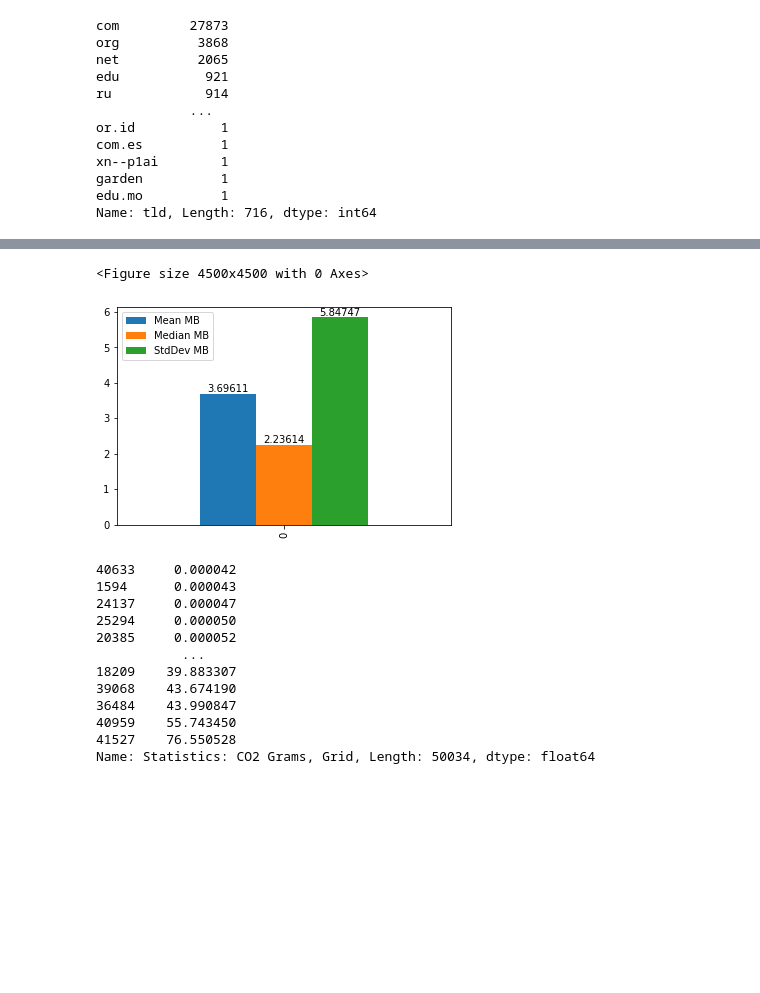
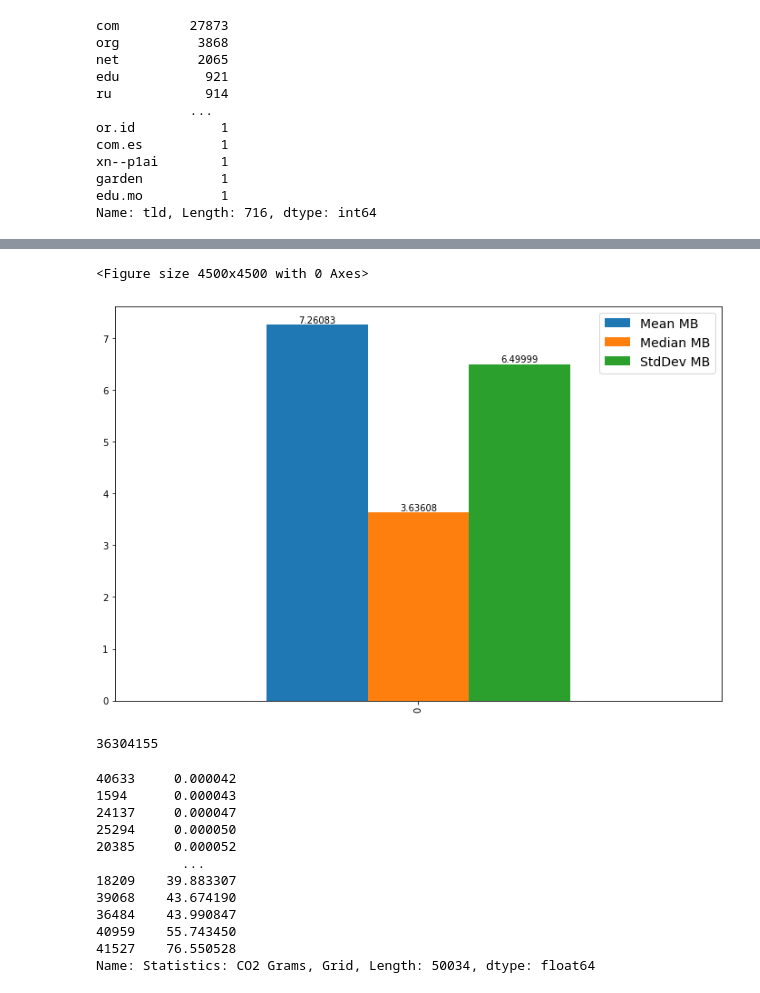
Before and after one commit to ivanivanov10101/bachelor-project, a Jupyter notebook: CSV.ipynb, the cells around one changed output, grey strips where cells are left out. Saved outputs shown, nothing was run; the diff lists cells and outputs as text; code cells hidden in the pictures; blank space fills up the shorter version.

```diff
--- a/CSV.ipynb
+++ b/CSV.ipynb
@@ -250,0 +323,10 @@ plt.show()
+# %%
+com = df[df['URL'].str.contains('.com/', regex = False)]
+gov = df[df['URL'].str.contains('.gov/', regex = False)]
+org = df[df['URL'].str.contains('.org/', regex = False)]
+net = df[df['URL'].str.contains('.net/', regex = False)]
+edu = df[df['URL'].str.contains('.edu/', regex = False)]
+int = df[df['URL'].str.contains('.int/', regex = False)]
+mil = df[df['URL'].str.contains('.mil/', regex = False)]
+original = [com, gov, org, net, edu, int, mil]
+merged_original = pd.concat(original)
@@ -251,19 +357,24 @@ plt.show()
 # %%
 plt.figure(figsize=(15,15), dpi=300)
-mean = (df['Bytes'].mean() / 1e+6)
-median = (df['Bytes'].median() / 1e+6)
-std = (df['Bytes'].std() / 1e+6)
+mean = (mil['Bytes'].mean() / 1e+6)
+median = (mil['Bytes'].median() / 1e+6)
+std = (mil['Bytes'].std() / 1e+6)
 data = [mean, median, std]
 dfmmms = pd.DataFrame(data)
 
 ax = dfmmms.T.plot(kind='bar')
 for container in ax.containers:
     ax.bar_label(container)
-ax.legend(['Mean MB', 'Median MB', 'StdDev MB'])
+ax.legend(['Mean MB', 'Median MB', 'StdDev MB'], fontsize=14)
+plt.savefig('images/graphs/tld_overview_bytes.png')
 plt.show()
 # %% [output]
 <Figure size 4500x4500 with 0 Axes>
-[figure, old version]
+[figure, new version]
+# %%
+mil.Bytes.sum()
+# %% [output]
+36304155
 # %%
 df["Statistics: CO2 Grams, Grid"].sort_values()
 # %% [output]
```
Also changed, not shown: parts of 19 cells of this notebook, 8 other files.
